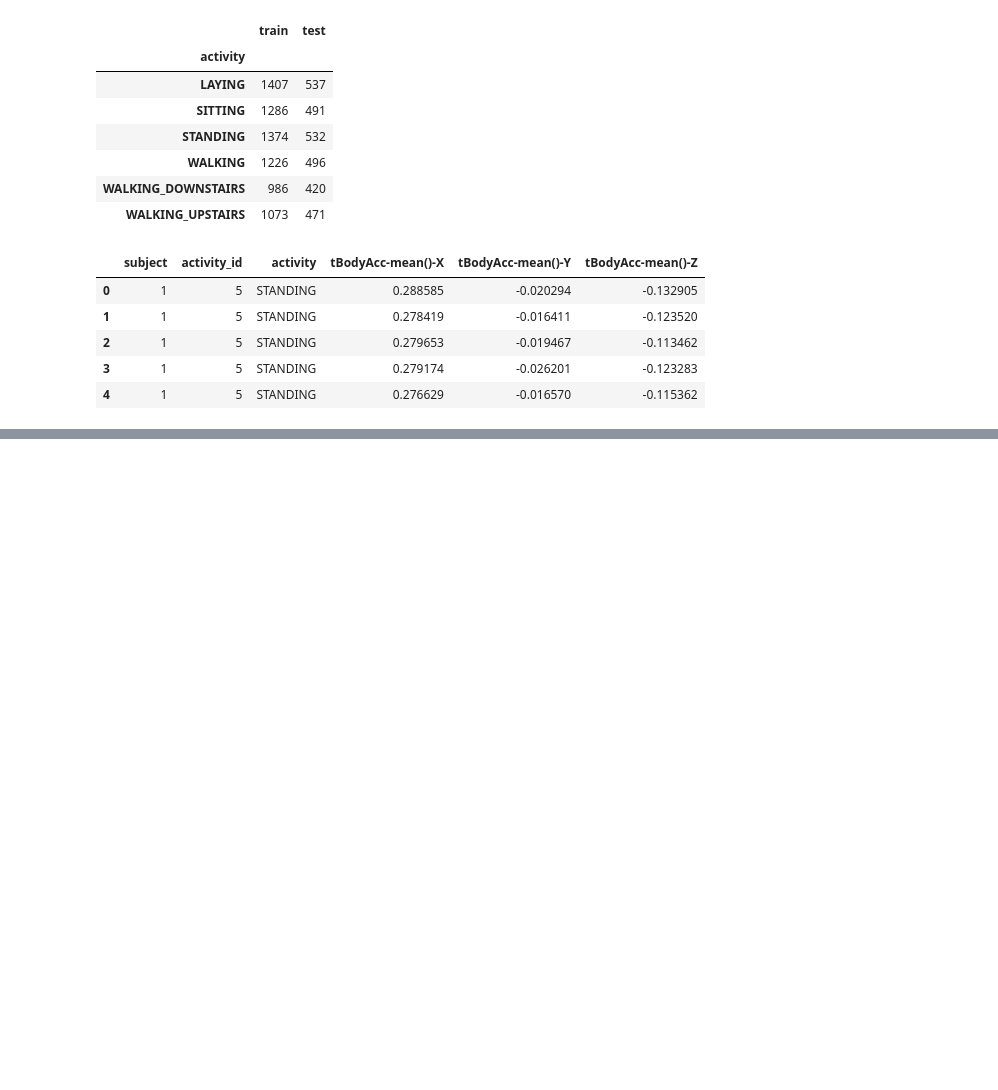
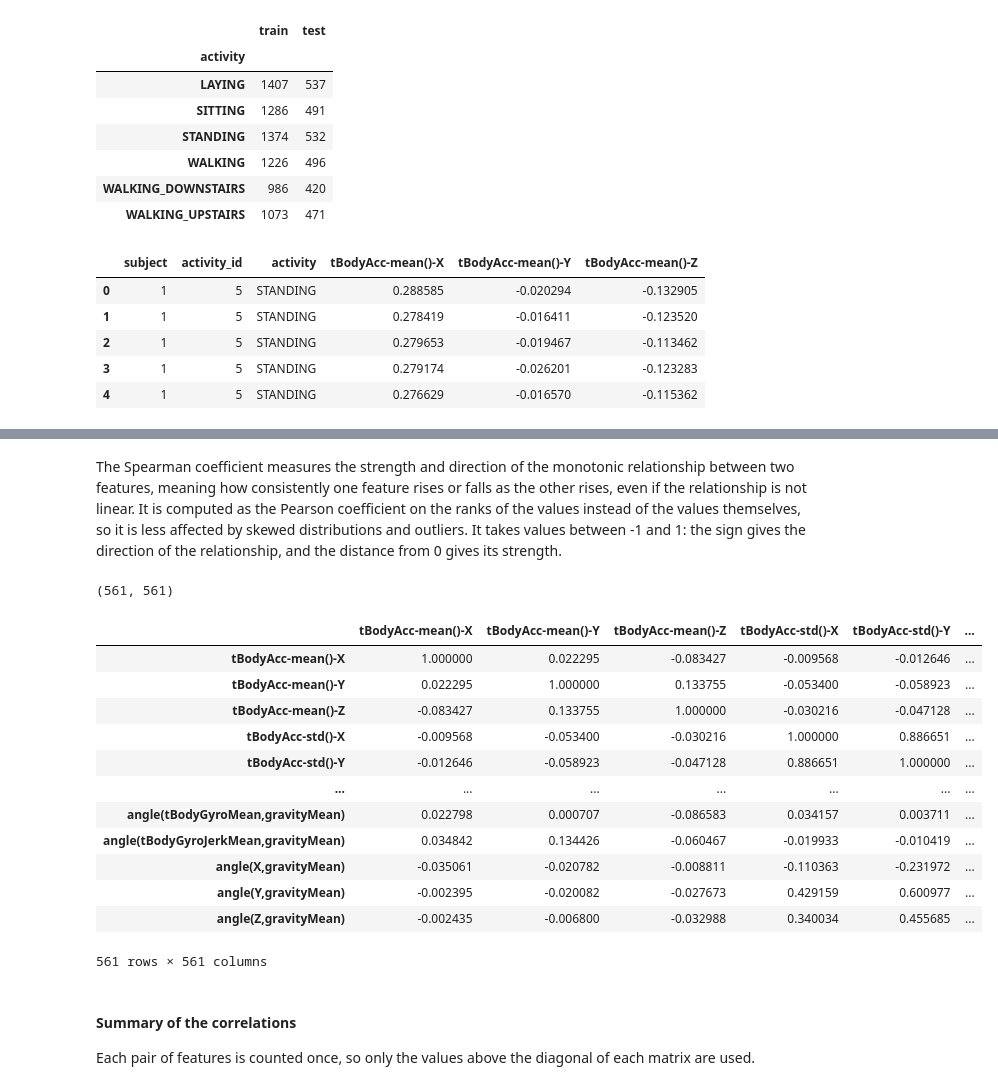
Before and after one commit to Stefy1209/Movement-Detection-using-Smartphone, a Jupyter notebook: src/Data_analysis.ipynb, the cells around one changed output, grey strips where cells are left out. Saved outputs shown, nothing was run; the diff lists cells and outputs as text; code cells hidden in the pictures; blank space fills up the shorter version.

```diff
--- a/src/Data_analysis.ipynb
+++ b/src/Data_analysis.ipynb
@@ -110,0 +142,26 @@ splits["train"].iloc[:5, :6]
+# %% [markdown]
+The Spearman coefficient measures the strength and direction of the monotonic relationship between two features, meaning how consistently one feature rises or falls as the other rises, even if the relationship is not linear. It is computed as the Pearson coefficient on the ranks of the values instead of the values themselves, so it is less affected by skewed distributions and outliers. It takes values between -1 and 1: the sign gives the direction of the relationship, and the distance from 0 gives its strength.
+# %%
+spearman = X.corr(method="spearman")
+
+print(spearman.shape)
+spearman
+# %% [output]
+(561, 561)
+|  | tBodyAcc-mean()-X | tBodyAcc-mean()-Y | tBodyAcc-mean()-Z | tBodyAcc-std()-X | tBodyAcc-std()-Y | ... |
+| tBodyAcc-mean()-X | 1.000000 | 0.022295 | -0.083427 | -0.009568 | -0.012646 | ... |
+| tBodyAcc-mean()-Y | 0.022295 | 1.000000 | 0.133755 | -0.053400 | -0.058923 | ... |
+| tBodyAcc-mean()-Z | -0.083427 | 0.133755 | 1.000000 | -0.030216 | -0.047128 | ... |
+| tBodyAcc-std()-X | -0.009568 | -0.053400 | -0.030216 | 1.000000 | 0.886651 | ... |
+| tBodyAcc-std()-Y | -0.012646 | -0.058923 | -0.047128 | 0.886651 | 1.000000 | ... |
+| ... | ... | ... | ... | ... | ... | ... |
+| angle(tBodyGyroMean,gravityMean) | 0.022798 | 0.000707 | -0.086583 | 0.034157 | 0.003711 | ... |
+| angle(tBodyGyroJerkMean,gravityMean) | 0.034842 | 0.134426 | -0.060467 | -0.019933 | -0.010419 | ... |
+| angle(X,gravityMean) | -0.035061 | -0.020782 | -0.008811 | -0.110363 | -0.231972 | ... |
+| angle(Y,gravityMean) | -0.002395 | -0.020082 | -0.027673 | 0.429159 | 0.600977 | ... |
+| angle(Z,gravityMean) | -0.002435 | -0.006800 | -0.032988 | 0.340034 | 0.455685 | ... |
+561 rows × 561 columns
+# %% [markdown]
+#### Summary of the correlations
+
+Each pair of features is counted once, so only the values above the diagonal of each matrix are used.
```
Also changed, not shown: parts of 14 cells of this notebook.
